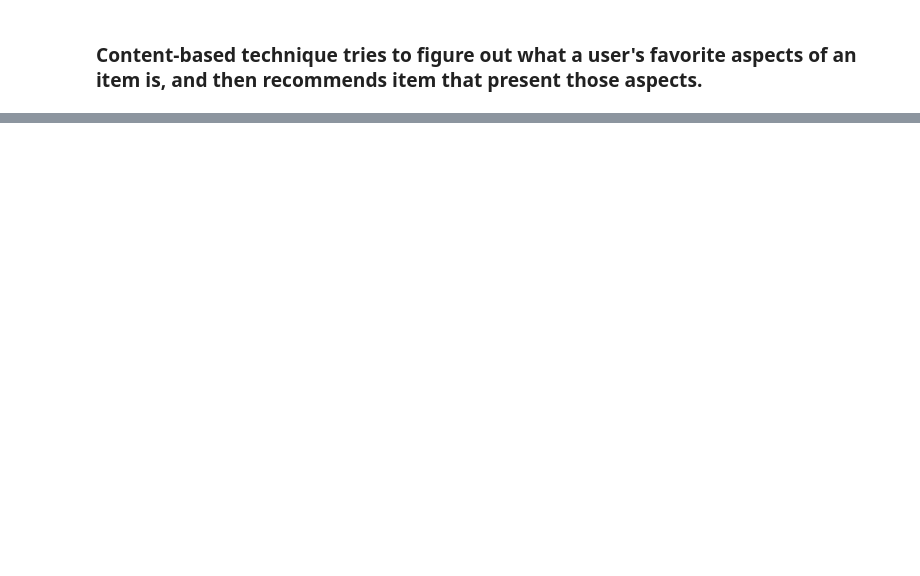
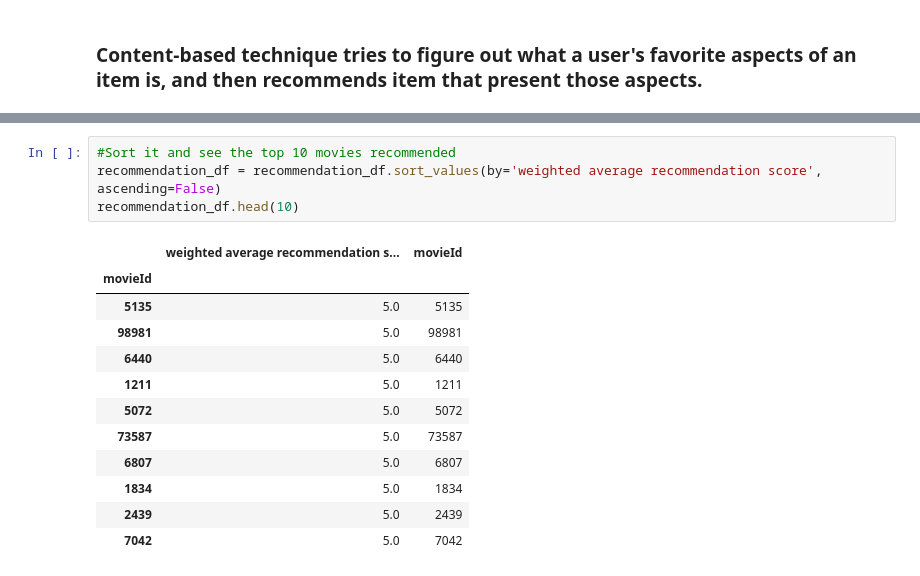
Before and after one commit to MirekMuras/Python-for-Data-Science-and-AI, a Jupyter notebook: Recommendation System .ipynb, the cells around one changed output, grey strips where cells are left out. Drawn from its saved outputs; the diff is of its cells as text; blank space fills up the shorter version.

```diff
--- a/Recommendation System .ipynb
+++ b/Recommendation System .ipynb
@@ -381,0 +663,17 @@ movies_df.loc[movies_df['movieId'].isin(recommendationTable_df.head(20).keys())]
+# %%
+#Sort it and see the top 10 movies recommended
+recommendation_df = recommendation_df.sort_values(by='weighted average recommendation score', ascending=False)
+recommendation_df.head(10)
+# %% [output]
+|  | weighted average recommendation s... | movieId |
+| movieId |  |  |
+| 5135 | 5.0 | 5135 |
+| 98981 | 5.0 | 98981 |
+| 6440 | 5.0 | 6440 |
+| 1211 | 5.0 | 1211 |
+| 5072 | 5.0 | 5072 |
+| 73587 | 5.0 | 73587 |
+| 6807 | 5.0 | 6807 |
+| 1834 | 5.0 | 1834 |
+| 2439 | 5.0 | 2439 |
+| 7042 | 5.0 | 7042 |
```
Also changed, not shown: parts of 26 cells of this notebook.
